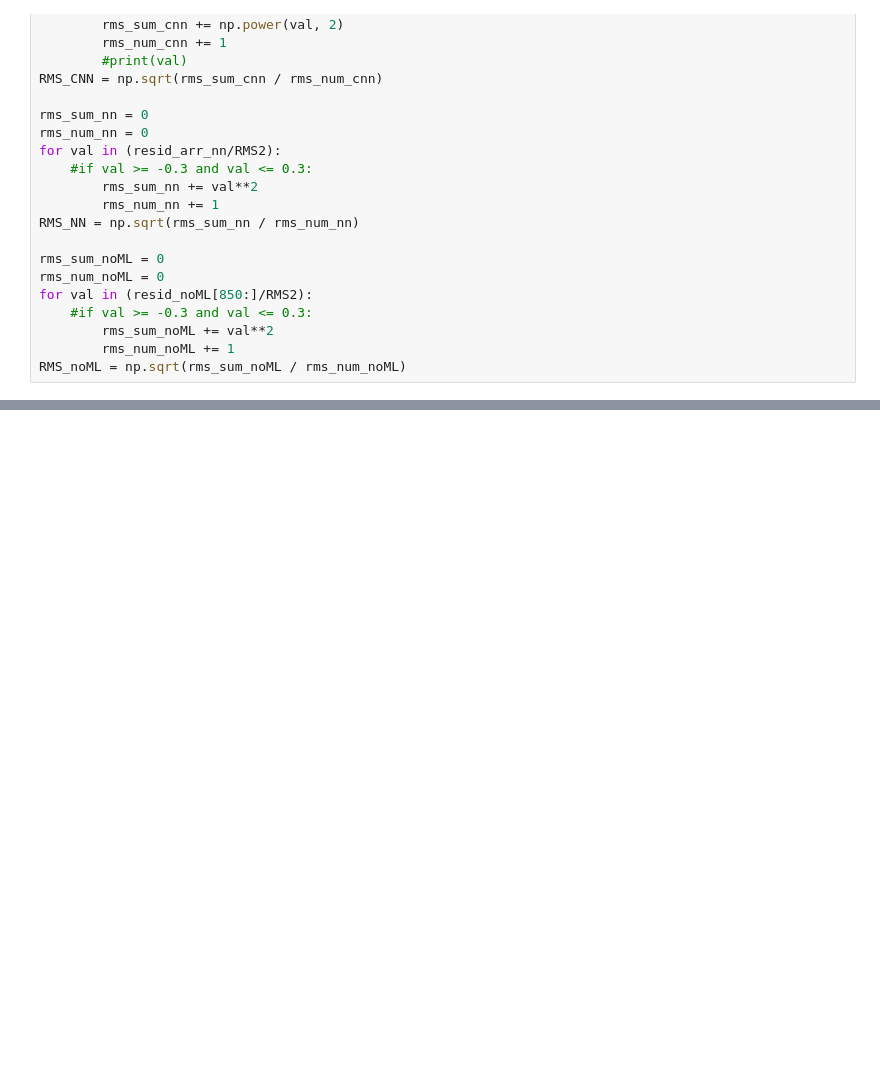
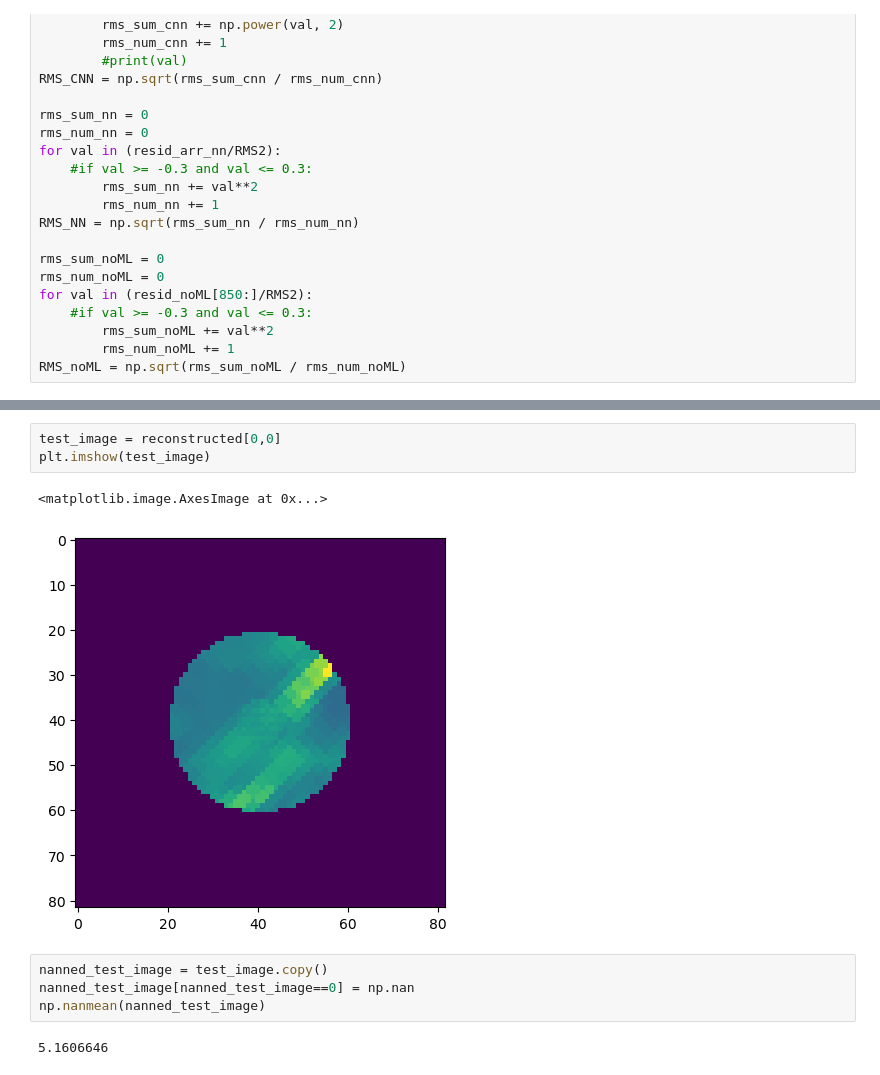
Before and after one commit to Harjas123/the-inpainter, a Jupyter notebook: neural_nets.ipynb, the cells around one changed output, grey strips where cells are left out. Drawn from its saved outputs; the diff is of its cells as text; blank space fills up the shorter version.

```diff
--- a/neural_nets.ipynb
+++ b/neural_nets.ipynb
@@ -739 +741,13 @@ NN:  0.010097675843633691
 No ML:  0.05210483390114746
+# %%
+test_image = reconstructed[0,0]
+plt.imshow(test_image)
+# %% [output]
+<matplotlib.image.AxesImage at 0x...>
+[figure, added]
+# %%
+nanned_test_image = test_image.copy()
+nanned_test_image[nanned_test_image==0] = np.nan
+np.nanmean(nanned_test_image)
+# %% [output]
+5.1606646
```
Also changed, not shown: parts of 27 cells of this notebook.
